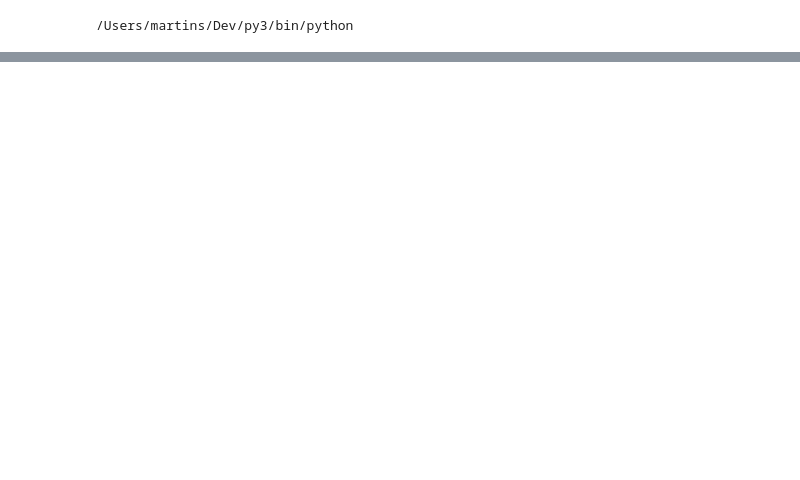
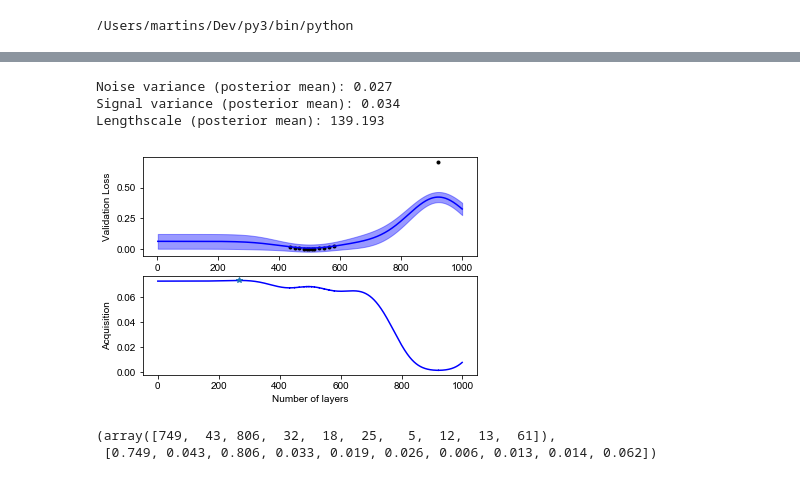
Before and after one commit to mstrazar/mstrazar.github.io, a Jupyter notebook: notebooks/bayopt-vae/bayopt-vae.ipynb, the cells around one changed output, grey strips where cells are left out. Drawn from its saved outputs; the diff is of its cells as text; code cells hidden in the pictures; blank space fills up the shorter version.

```diff
--- a/notebooks/bayopt-vae/bayopt-vae.ipynb
+++ b/notebooks/bayopt-vae/bayopt-vae.ipynb
@@ -89,0 +198,72 @@ def exponential_kernel(X, Y, bandwidth=1.0):
+# %%
+def sample_hyperparameters(X, y, look_x):
+    """ Sample hyperparameters with the Stan model. """
+    fit = sm.sampling(data={"X": X[look_x], "y": y, "D": 1, "N": len(y),
+                            "mu_noise": mu_noise,
+                            "sd_noise": sd_noise,
+                            "mu_signal": mu_signal,
+                            "sd_signal": sd_signal,
+                            "mu_lengthscale": mu_lengthscale,
+                            "sd_lengthscale": sd_lengthscale,})
+    noise_post = np.mean(fit["noise"])
+    signal_post = np.mean(fit["signal"])
+    lengthscale_post = np.mean(fit["lengthscale"])
+    return noise_post, signal_post, lengthscale_post
+
+y = np.array(scores)
+noise_post, signal_post, lengthscale_post = sample_hyperparameters(X, y, look_x)
+
+print("Noise variance (posterior mean): %.3f" % noise_post)
+print("Signal variance (posterior mean): %.3f" % signal_post)
+print("Lengthscale (posterior mean): %.3f"lengthscale % lengthscale_post)
+# %% [output]
+Noise variance (posterior mean): 0.027
+Signal variance (posterior mean): 0.034
+Lengthscale (posterior mean): 139.193
+# %%
+def fit_gp(X, y, look_x, noise_var, signal_var, lengthscale):
+    Kx = exponential_kernel(X, X, lengthscale=lengthscale)
+    gp = GP(noise=noise_var, signal=signal_var)
+    gp.fit(Kx[look_x, :][:, look_x], y)
+    ym, yv = gp.predict(Kx[:, look_x], np.diagonal(Kx))
+    return ym, yv
+
+ym, yv = fit_gp(X, y, look_x, noise_post, signal_post, lengthscale_post)
+# %%
+def ei(mu, std, tau):
+    """
+    Calculate expected improvement.
+    :param mu: mu(x)
+    :param std: std(x)
+    :param tau: lower bound.
+    :return:
+    """
+    z = (mu.ravel() - tau) / std.ravel()
+    return (mu.ravel() - tau) * mvn.cdf(z) + std.ravel() * mvn.pdf(z)
+# %%
+def compute_acquisition(ym, yv):
+    """ Compute acquisition function and return next candidates """
+    aq = ei(mu = -ym, std=np.sqrt(yv), tau=max(-ym))
+    aq[look_x] = -np.inf
+    imax = np.argmax(aq)
+    return aq, imax
+
+aq, imax = compute_acquisition(ym, yv)
+# %%
+def plot_fit(X, y, look_x, ym, yv, aq, title=""):
+    """ Plot the model fit and the acquisition function. """
+    fig, ax = plt.subplots(nrows=2, ncols=1)
+    ax[0].set_title(title)
+    ax[0].plot(X[look_x], y, ".", color="black")
+    ax[0].plot(X, ym, "-", color="blue")
+    ax[0].fill_between(X.ravel(), ym.ravel()-yv.ravel(), ym.ravel()+yv.ravel(), color="blue", alpha=0.4)
+    ax[0].set_ylabel("Validation Loss")
+    ax[1].plot(aq, color="blue")
+    ax[1].plot(imax, aq[imax], "*")
+    ax[1].set_ylabel("Acquisition")
+    ax[1].set_xlabel("Number of layers")
+
+
+plot_fit(X, y, look_x, ym, yv, aq)
+# %% [output]
+[figure, added]
@@ -89,0 +275,5 @@ def exponential_kernel(X, Y, bandwidth=1.0):
+# %%
+look_x, scores
+# %% [output]
+(array([749,  43, 806,  32,  18,  25,   5,  12,  13,  61]),
+ [0.749, 0.043, 0.806, 0.033, 0.019, 0.026, 0.006, 0.013, 0.014, 0.062])
```
Also changed, not shown: parts of 19 cells of this notebook.
